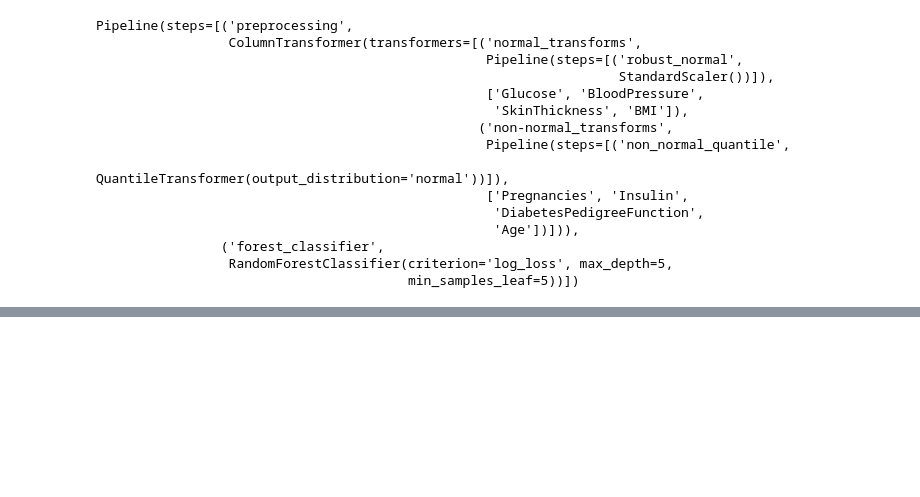
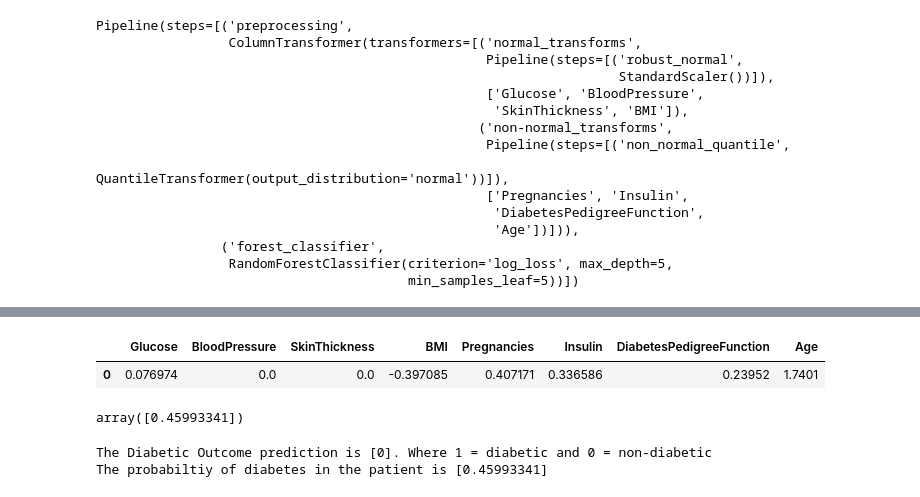
Before and after one commit to michelberger-a/data-projects, a Jupyter notebook: diabetes-ml-class/blood_sugars_story.ipynb, the cells around one changed output, grey strips where cells are left out. Saved outputs shown, nothing was run; the diff lists cells and outputs as text; code cells hidden in the pictures; blank space fills up the shorter version.

```diff
--- a/diabetes-ml-class/blood_sugars_story.ipynb
+++ b/diabetes-ml-class/blood_sugars_story.ipynb
@@ -529,0 +564,43 @@ pregnancies = dia_df['Pregnancies'].mean()
+# %%
+# divide the patient variables into the non-normal and normal variables
+x1_new = patient.reset_index()
+x1_new = x1_new[['Glucose', 'BloodPressure', 'SkinThickness', 'BMI']]
+x2_new = patient.reset_index()
+x2_new = x2_new[['Pregnancies', 'Insulin', 'DiabetesPedigreeFunction', 'Age']]
+
+# key to remember we only transform our data (not fit)
+# this is because the newly fit data will change the transformation algorithm
+
+# tform_normal is preset
+# this is for a set of variables that are normally distributed
+patient_normal = pd.DataFrame(tform_normal.transform(x1_new), columns=['Glucose', 'BloodPressure', 'SkinThickness', 'BMI'])
+patient_normal
+
+# tform_non_normal is preset
+# this is for the set of variables not normally distributed
+patient_non_normal = pd.DataFrame(tform_non_normal.transform(x2_new), columns=['Pregnancies', 'Insulin', 'DiabetesPedigreeFunction', 'Age'])
+patient_non_normal
+
+df_patient_scaled = pd.merge(patient_normal, patient_non_normal, left_on=patient_normal.index, right_on=patient_non_normal.index)
+df_patient_scaled = df_patient_scaled.drop(['key_0'], axis=1)
+df_patient_scaled
+# %% [output]
+|  | Glucose | BloodPressure | SkinThickness | BMI | Pregnancies | Insulin | DiabetesPedigreeFunction | Age |
+| 0 | 0.076974 | 0.0 | 0.0 | -0.397085 | 0.407171 | 0.336586 | 0.23952 | 1.7401 |
+# %%
+# use the patient data to make a prediction with the already fitted model
+
+# prediction for diabetes or not [0 or 1]
+patient_prediction = model.predict(df_patient_scaled)
+
+# prediction probability
+patient_prob = model.predict_proba(df_patient_scaled)[:,1]
+# %% [output]
+array([0.45993341])
+# %%
+# print the prediction and probability
+print(f'The Diabetic Outcome prediction is {patient_prediction}. Where 1 = diabetic and 0 = non-diabetic')
+print(f'The probabiltiy of diabetes in the patient is {patient_prob}')
+# %% [output]
+The Diabetic Outcome prediction is [0]. Where 1 = diabetic and 0 = non-diabetic
+The probabiltiy of diabetes in the patient is [0.45993341]
```
Also changed, not shown: parts of 8 cells of this notebook.
